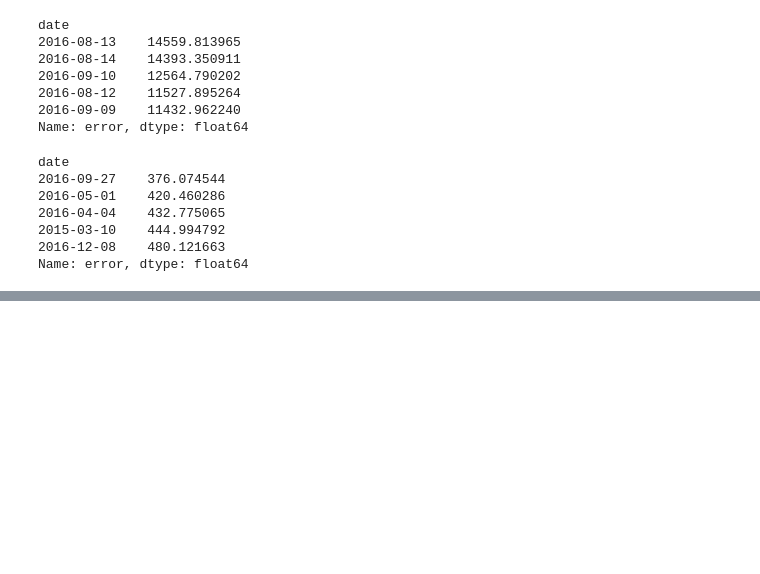
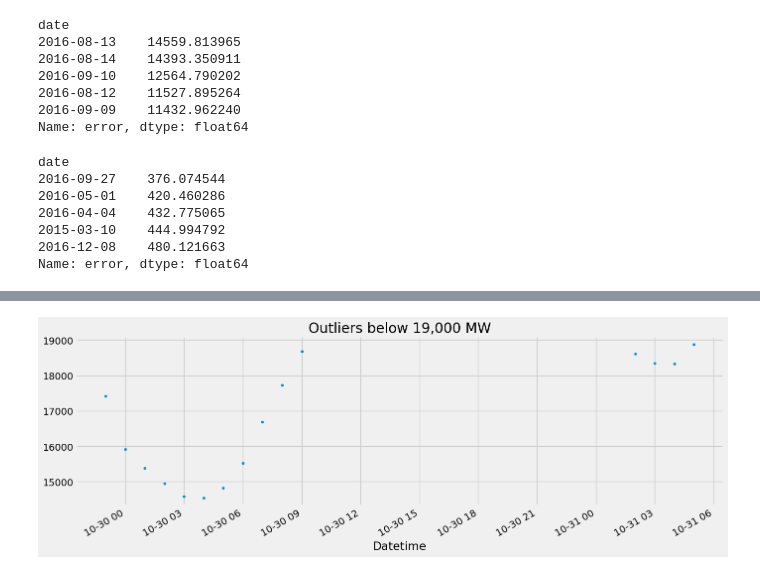
Before and after one commit to adnansherwani/Forecasting-DataModel, a Jupyter notebook: Forecasting-hourly-consumption.ipynb, the cells around one changed output, grey strips where cells are left out. Cells and saved outputs as stored; diff of their text form; code cells hidden in the pictures; blank space fills up the shorter version.

```diff
--- a/Forecasting-hourly-consumption.ipynb
+++ b/Forecasting-hourly-consumption.ipynb
@@ -213,0 +233,5 @@ Name: error, dtype: float64
+# %%
+df.loc[df['PJME_MW'] < 19000]['PJME_MW'].plot(style='.', legend=False, title='Outliers below 19,000 MW', figsize=(15,5))
+plt.show()
+# %% [output]
+[figure, added]
```
Also changed, not shown: parts of 7 cells of this notebook.
